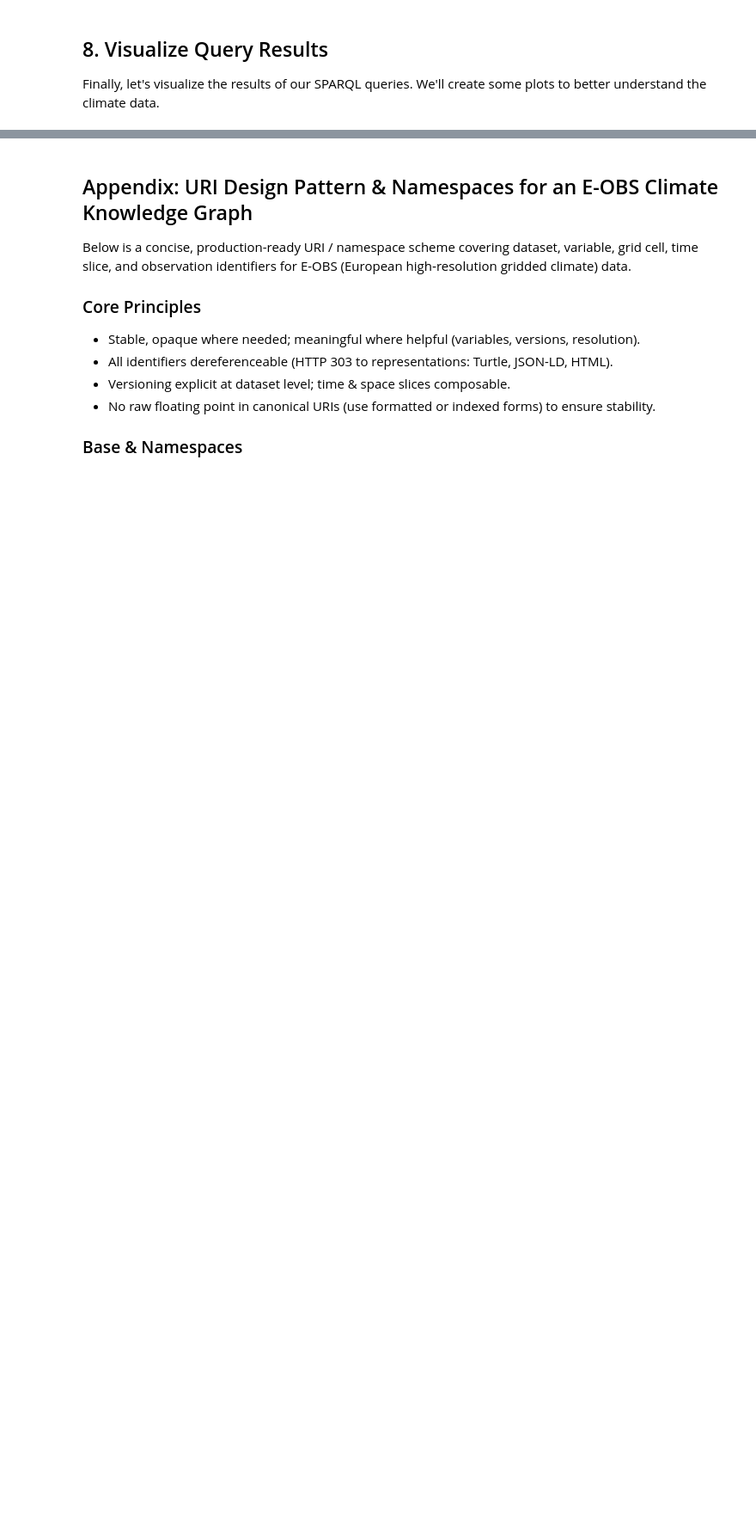
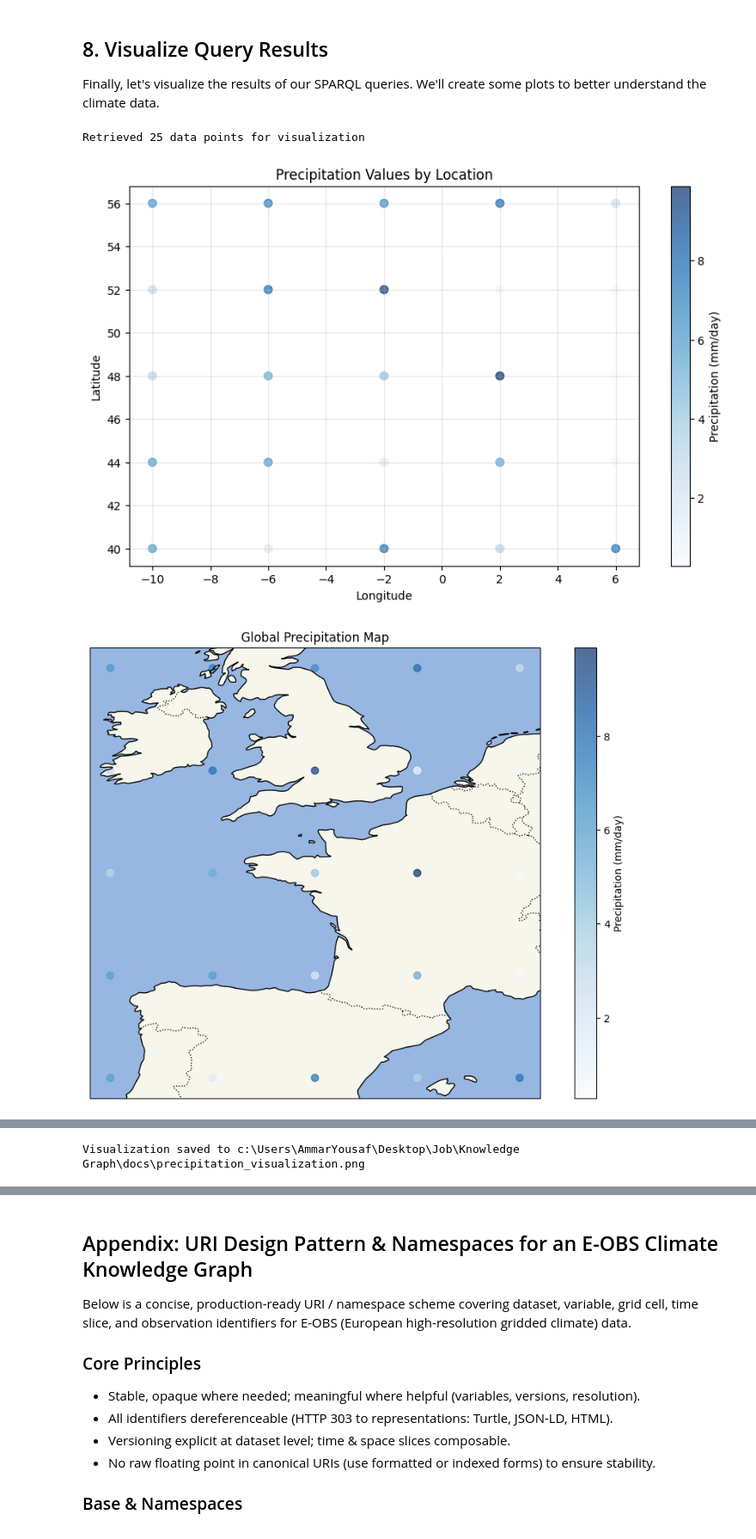
Before and after one commit to ammar450/Knowledge-Grpah, a Jupyter notebook: exploration.ipynb, the cells around one changed output, grey strips where cells are left out. Shown at 86% size. Drawn from its saved outputs; the diff is of its cells as text; code cells hidden in the pictures; blank space fills up the shorter version.

```diff
--- a/exploration.ipynb
+++ b/exploration.ipynb
@@ -391,28 +374,16 @@ if not fuseki_running:
     print("2. Start the server with './fuseki-server' or 'fuseki-server.bat'")
     print("3. Access the web interface at http://localhost:3030")
     print("4. Create a dataset called 'climate'")
-    print("5. Upload both climate_ontology.ttl and instances.ttl files")
+    print("5. Upload the generated 'instances.ttl' file (QB+SOSA model)")
 else:
     # If Fuseki is running, show how to upload data
     print("To upload data to Fuseki:")
     print("1. Access the web interface at http://localhost:3030")
     print("2. Create a dataset called 'climate'")
-    print("3. Upload both climate_ontology.ttl and instances.ttl files")
+    print("3. Upload the generated 'instances.ttl' file (QB+SOSA model)")
 
-    # Code to upload data programmatically (commented out)
+    # Programmatic upload example (commented out)
     """
-    # Upload ontology
-    ontology_path = project_root / 'data/rdf/climate_ontology.ttl'
-    with open(ontology_path, 'rb') as f:
-        files = {'file': f}
-        response = requests.post(
-            'http://localhost:3030/climate/data',
-            files=files,
-            headers={'Content-Type': 'text/turtle'}
-        )
-        print(f"Uploaded ontology: {response.status_code}")
-
-    # Upload instances
     instances_path = project_root / 'data/rdf/instances.ttl'
     with open(instances_path, 'rb') as f:
         files = {'file': f}
@@ -506,17 +497,18 @@ for row in results3:
 
 Finally, let's visualize the results of our SPARQL queries. We'll create some plots to better understand the climate data.
 # %%
-# Query to get data for visualization
+# Query to get data for visualization from QB/SOSA model
 viz_query = """
-PREFIX rdf: <http://www.w3.org/1999/02/22-rdf-syntax-ns#>
-PREFIX climate: <http://example.org/climate/ontology#>
+PREFIX qb: <http://purl.org/linked-data/cube#>
+PREFIX sosa: <http://www.w3.org/ns/sosa/>
+PREFIX eobs: <https://w3id.org/eobs/>
 
 SELECT ?lat ?lon ?value
 WHERE {
-    ?measurement rdf:type climate:Measurement ;
-                 climate:hasLatitude ?lat ;
-                 climate:hasLongitude ?lon ;
-                 climate:hasValue ?value .
+  ?obs a qb:Observation ;
+       eobs:lat ?lat ;
+       eobs:lon ?lon ;
+       sosa:hasSimpleResult ?value .
 }
 """
 
@@ -538,7 +530,7 @@ print(f"Retrieved {len(df)} data points for visualization")
 plt.figure(figsize=(10, 6))
 scatter = plt.scatter(df['longitude'], df['latitude'], c=df['precipitation'],
                       cmap='Blues', alpha=0.7, s=50)
-plt.colorbar(scatter, label='Precipitation (mm)')
+plt.colorbar(scatter, label='Precipitation (mm/day)')
 plt.xlabel('Longitude')
 plt.ylabel('Latitude')
 plt.title('Precipitation Values by Location')
@@ -557,33 +549,37 @@ if has_cartopy:
     # Plot precipitation data
     scatter = ax.scatter(df['longitude'], df['latitude'], c=df['precipitation'],
                         cmap='Blues', alpha=0.7, s=50, transform=ccrs.PlateCarree())
 
-    plt.colorbar(scatter, label='Precipitation (mm)')
+    plt.colorbar(scatter, label='Precipitation (mm/day)')
     plt.title('Global Precipitation Map')
     plt.show()
 else:
     print("Cartopy not available. Install it for better map visualizations.")
 
 # Visualization 3: Histogram of precipitation values
 plt.figure(figsize=(10, 6))
 plt.hist(df['precipitation'], bins=15, alpha=0.7, color='skyblue')
-plt.xlabel('Precipitation (mm)')
+plt.xlabel('Precipitation (mm/day)')
 plt.ylabel('Frequency')
 plt.title('Distribution of Precipitation Values')
 plt.grid(True, alpha=0.3)
 plt.show()
 
 # Save visualization to docs folder
 plt.figure(figsize=(10, 6))
 plt.scatter(df['longitude'], df['latitude'], c=df['precipitation'], cmap='Blues', alpha=0.7, s=50)
-plt.colorbar(label='Precipitation (mm)')
+plt.colorbar(label='Precipitation (mm/day)')
 plt.xlabel('Longitude')
 plt.ylabel('Latitude')
 plt.title('Precipitation Values by Location')
 plt.grid(True, alpha=0.3)
 plt.tight_layout()
 
 # Save the figure
 vis_path = project_root / 'docs/precipitation_visualization.png'
 plt.savefig(vis_path)
 print(f"Visualization saved to {vis_path}")
+# %% [output]
+Retrieved 25 data points for visualization
+[figure, added]
+[figure, added]
@@ -589,0 +587 @@ print(f"Visualization saved to {vis_path}")
+Visualization saved to c:\Users\AmmarYousaf\Desktop\Job\Knowledge Graph\docs\precipitation_visualization.png
```
Also changed, not shown: parts of 23 cells of this notebook.
